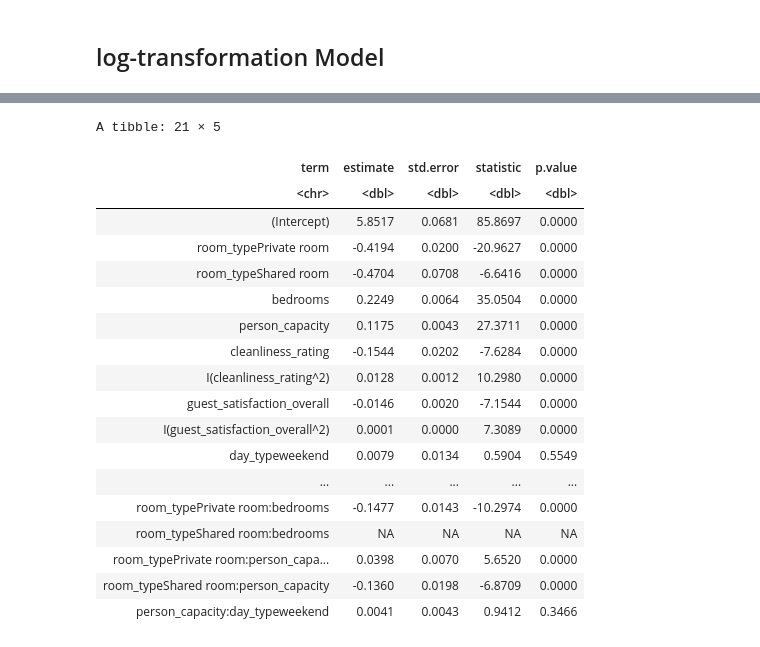
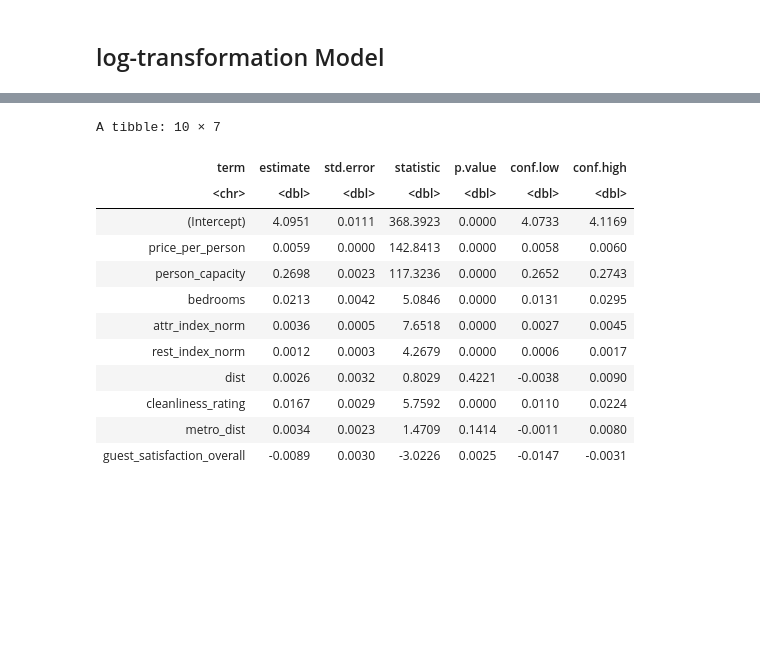
Before and after one commit to Winston8885/STAT-301, a Jupyter notebook: project.ipynb, the cells around one changed output, grey strips where cells are left out. Saved outputs shown, nothing was run; the diff lists cells and outputs as text; code cells hidden in the pictures; blank space fills up the shorter version.

```diff
--- a/project.ipynb
+++ b/project.ipynb
@@ -133,0 +332,20 @@ A data.frame: 21 × 19
+# %%
+# drop realSum and use log_realSum as the response variable
+
+for (city in names(city_data_list)) {
+  city_data_list[[city]] <- city_data_list[[city]] %>%
+    select(-realSum)
+}
+# %%
+# plot distribution of log_realSum in each city again to check
+
+for (city in names(city_data_list)) {
+
+  plot_city <- ggplot(city_data_list[[city]], aes(x = log_realSum)) +
+    geom_histogram(bins = 30, fill = "green", alpha = 0.7) +
+    labs(title = paste("Distribution of log_realSum in", city),
+         x = "log_realSum",
+         y = "Frequency") +
+    theme_minimal()
+  print(plot_city)
+}
@@ -249,0 +559,14 @@ ggplot(df_all, aes(x = factor(cleanliness_rating), y = realSum)) +
+# %%
+## check for multicollinearity between top predictors only in each city
+
+# for (city in names(city_train_list)) {
+#     fit_city <- lm(log_realSum ~ price_per_person + person_capacity + bedrooms + attr_index_norm + rest_index_norm + dist + cleanliness_rating + metro_dist + guest_satisfaction_overall, data = city_train_list[[city]])
+#     vif_values <- vif(fit_city)
+#   cat(paste("\nMulticollinearity VIF values for", city, ":\n"))
+#   print(vif_values)
+# }
+
+fit_paris <- lm(log_realSum ~ price_per_person + person_capacity + bedrooms + attr_index_norm + rest_index_norm + dist + cleanliness_rating + metro_dist + guest_satisfaction_overall, data = paris_train)
+paris_values <- vif(fit_paris)
+print("\nMulticollinearity VIF values for Paris:\n")
+print(paris_values)
@@ -454,23 +977,21 @@ model_additive_log <- lm(log(realSum) ~
 # %%
-model_addtive_log_result <- tidy(model_additive_log)|>mutate(across(where(is.numeric), ~ round(.x, 4)))
-model_addtive_log_result
+# model_addtive_log_result <- tidy(model_additive_log)|>mutate(across(where(is.numeric), ~ round(.x, 4)))
+# model_addtive_log_result
+
+# see paris full model
+model_paris_result <- tidy(fit_paris, conf.int = TRUE) |> mutate(across(where(is.numeric), ~ round(.x, 4)))
+model_paris_result
 # %% [output]
-A tibble: 21 × 5
+A tibble: 10 × 7
-| term | estimate | std.error | statistic | p.value |
-| <chr> | <dbl> | <dbl> | <dbl> | <dbl> |
-| (Intercept) | 5.8517 | 0.0681 | 85.8697 | 0.0000 |
-| room_typePrivate room | -0.4194 | 0.0200 | -20.9627 | 0.0000 |
-| room_typeShared room | -0.4704 | 0.0708 | -6.6416 | 0.0000 |
-| bedrooms | 0.2249 | 0.0064 | 35.0504 | 0.0000 |
-| person_capacity | 0.1175 | 0.0043 | 27.3711 | 0.0000 |
-| cleanliness_rating | -0.1544 | 0.0202 | -7.6284 | 0.0000 |
-| I(cleanliness_rating^2) | 0.0128 | 0.0012 | 10.2980 | 0.0000 |
-| guest_satisfaction_overall | -0.0146 | 0.0020 | -7.1544 | 0.0000 |
-| I(guest_satisfaction_overall^2) | 0.0001 | 0.0000 | 7.3089 | 0.0000 |
-| day_typeweekend | 0.0079 | 0.0134 | 0.5904 | 0.5549 |
-| ... | ... | ... | ... | ... |
-| room_typePrivate room:bedrooms | -0.1477 | 0.0143 | -10.2974 | 0.0000 |
-| room_typeShared room:bedrooms | NA | NA | NA | NA |
-| room_typePrivate room:person_capa... | 0.0398 | 0.0070 | 5.6520 | 0.0000 |
-| room_typeShared room:person_capacity | -0.1360 | 0.0198 | -6.8709 | 0.0000 |
-| person_capacity:day_typeweekend | 0.0041 | 0.0043 | 0.9412 | 0.3466 |
+| term | estimate | std.error | statistic | p.value | conf.low | conf.high |
+| <chr> | <dbl> | <dbl> | <dbl> | <dbl> | <dbl> | <dbl> |
+| (Intercept) | 4.0951 | 0.0111 | 368.3923 | 0.0000 | 4.0733 | 4.1169 |
+| price_per_person | 0.0059 | 0.0000 | 142.8413 | 0.0000 | 0.0058 | 0.0060 |
+| person_capacity | 0.2698 | 0.0023 | 117.3236 | 0.0000 | 0.2652 | 0.2743 |
+| bedrooms | 0.0213 | 0.0042 | 5.0846 | 0.0000 | 0.0131 | 0.0295 |
+| attr_index_norm | 0.0036 | 0.0005 | 7.6518 | 0.0000 | 0.0027 | 0.0045 |
+| rest_index_norm | 0.0012 | 0.0003 | 4.2679 | 0.0000 | 0.0006 | 0.0017 |
+| dist | 0.0026 | 0.0032 | 0.8029 | 0.4221 | -0.0038 | 0.0090 |
+| cleanliness_rating | 0.0167 | 0.0029 | 5.7592 | 0.0000 | 0.0110 | 0.0224 |
+| metro_dist | 0.0034 | 0.0023 | 1.4709 | 0.1414 | -0.0011 | 0.0080 |
+| guest_satisfaction_overall | -0.0089 | 0.0030 | -3.0226 | 0.0025 | -0.0147 | -0.0031 |
```
Also changed, not shown: parts of 69 cells of this notebook, 7 other files.
